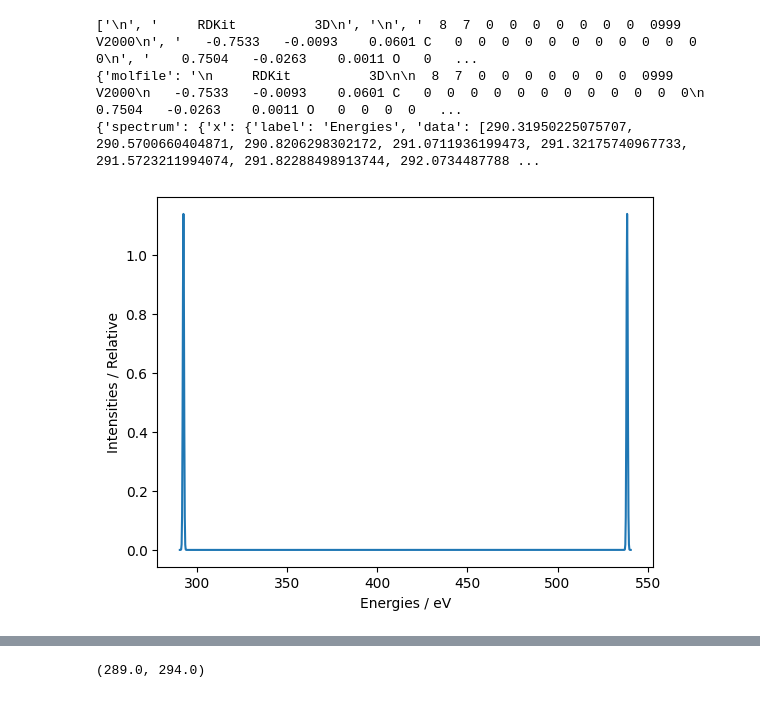
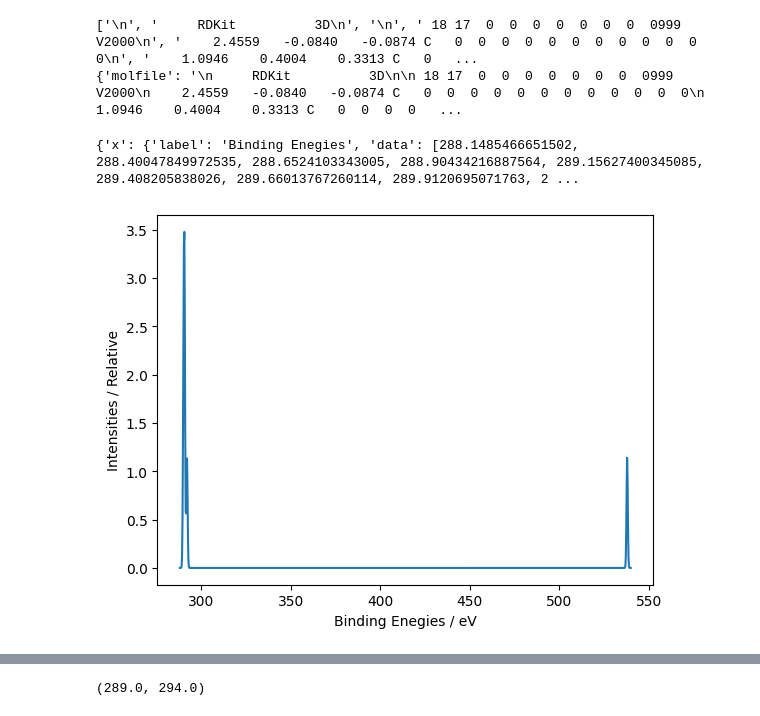
Before and after one commit to cheminfo-py/xps-service, a Jupyter notebook: xps/explore/testing.ipynb, the cells around one changed output, grey strips where cells are left out. Saved outputs shown, nothing was run; the diff lists cells and outputs as text; code cells hidden in the pictures.

Commit message:
working fromMolfile

```diff
--- a/xps/explore/testing.ipynb
+++ b/xps/explore/testing.ipynb
@@ -15,23 +12,23 @@ content = ''.join(content)
 payload = {'molfile' : content}
 print(payload)
 
-response = requests.post('http://localhost:8091/v1/MolfileToSpectrum', json=payload).json()
-print(response)
+response = requests.post('http://localhost:8091/v1/fromMolfile', json=payload).json()
 # %% [output]
-['\n', '     RDKit          3D\n', '\n', '  8  7  0  0  0  0  0  0  0  0999 V2000\n', '   -0.7533   -0.0093    0.0601 C   0  0  0  0  0  0  0  0  0  0  0  0\n', '    0.7504   -0.0263    0.0011 O   0   ...
-{'molfile': '\n     RDKit          3D\n\n  8  7  0  0  0  0  0  0  0  0999 V2000\n   -0.7533   -0.0093    0.0601 C   0  0  0  0  0  0  0  0  0  0  0  0\n    0.7504   -0.0263    0.0011 O   0  0  0  0   ...
-{'spectrum': {'x': {'label': 'Energies', 'data': [290.31950225075707, 290.5700660404871, 290.8206298302172, 291.0711936199473, 291.32175740967733, 291.5723211994074, 291.82288498913744, 292.0734487788 ...
+['\n', '     RDKit          3D\n', '\n', ' 18 17  0  0  0  0  0  0  0  0999 V2000\n', '    2.4559   -0.0840   -0.0874 C   0  0  0  0  0  0  0  0  0  0  0  0\n', '    1.0946    0.4004    0.3313 C   0   ...
+{'molfile': '\n     RDKit          3D\n\n 18 17  0  0  0  0  0  0  0  0999 V2000\n    2.4559   -0.0840   -0.0874 C   0  0  0  0  0  0  0  0  0  0  0  0\n    1.0946    0.4004    0.3313 C   0  0  0  0   ...
 # %%
 def plot_spectrum(json_response):
     fig, ax = plt.subplots(1,1)
-    spectrum = json_response['spectrum']
+    spectrum = json_response['spectrum']['gaussian']
+    print(spectrum)
     x, y = spectrum['x'], spectrum['y']
     ax.plot(x['data'], y['data'])
     ax.set_xlabel(f"{x['label']} / {x['units']}")
     ax.set_ylabel(f"{y['label']} / {y['units']}")
 plot_spectrum(response)
 # %% [output]
+{'x': {'label': 'Binding Enegies', 'data': [288.1485466651502, 288.40047849972535, 288.6524103343005, 288.90434216887564, 289.15627400345085, 289.408205838026, 289.66013767260114, 289.9120695071763, 2 ...
-[figure, old version]
+[figure, new version]
 # %%
 def plot_val(values, sigma, plot = True):
     def g(BE_sweep, BE_max, σ):
```
Also changed, not shown: parts of 5 cells of this notebook, 9 other files.
